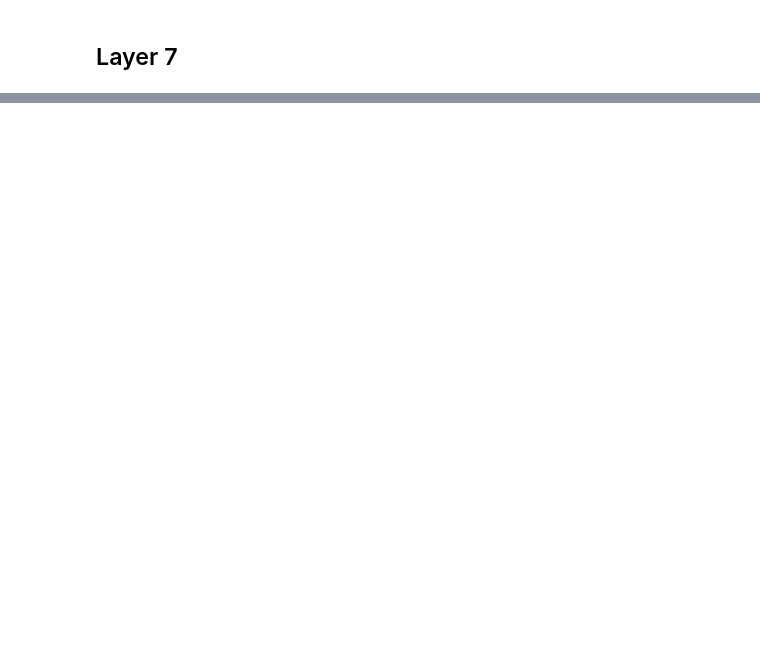
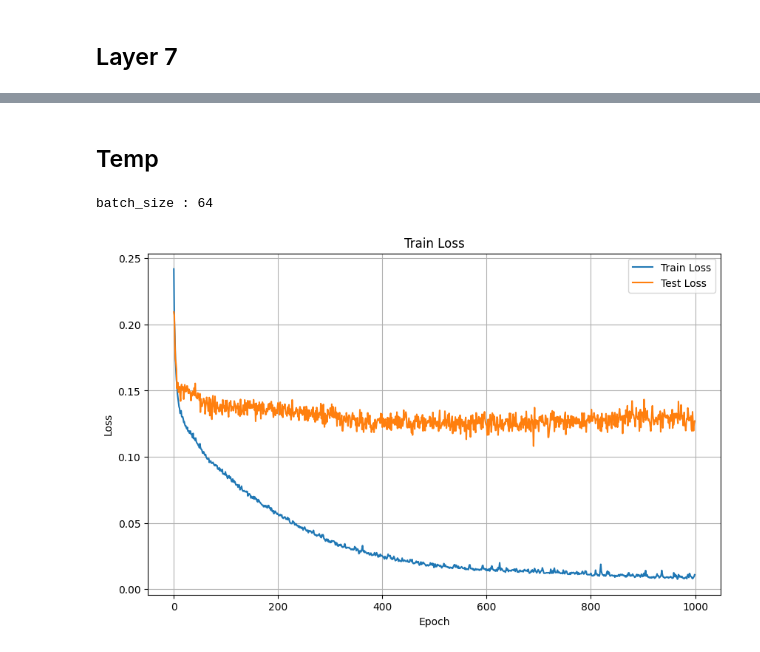
Before and after one commit to qDNA-yonsei/QML-RNN-NQE, a Jupyter notebook: NQE_QML/NQE_Train.ipynb, the cells around one changed output, grey strips where cells are left out. Saved outputs shown, nothing was run; the diff lists cells and outputs as text; code cells hidden in the pictures; blank space fills up the shorter version.

```diff
--- a/NQE_QML/NQE_Train.ipynb
+++ b/NQE_QML/NQE_Train.ipynb
@@ -143,0 +171,9 @@ torch.save(nqe7, "../models/0304_RNNQE_layer7_loss0_13.pt")
+# %% [markdown]
+## Temp
+# %%
+nqe7 = RNNQE(n_feature=5, num_layers=7)
+nqe_trainer7 = trainer(nqe7, train_loader, test_loader, criterion=criterion)
+nqe_trainer7.train(1000, chk=True)
+# %% [output]
+batch_size : 64
+[figure, added]
```
Also changed, not shown: parts of 37 cells of this notebook.
